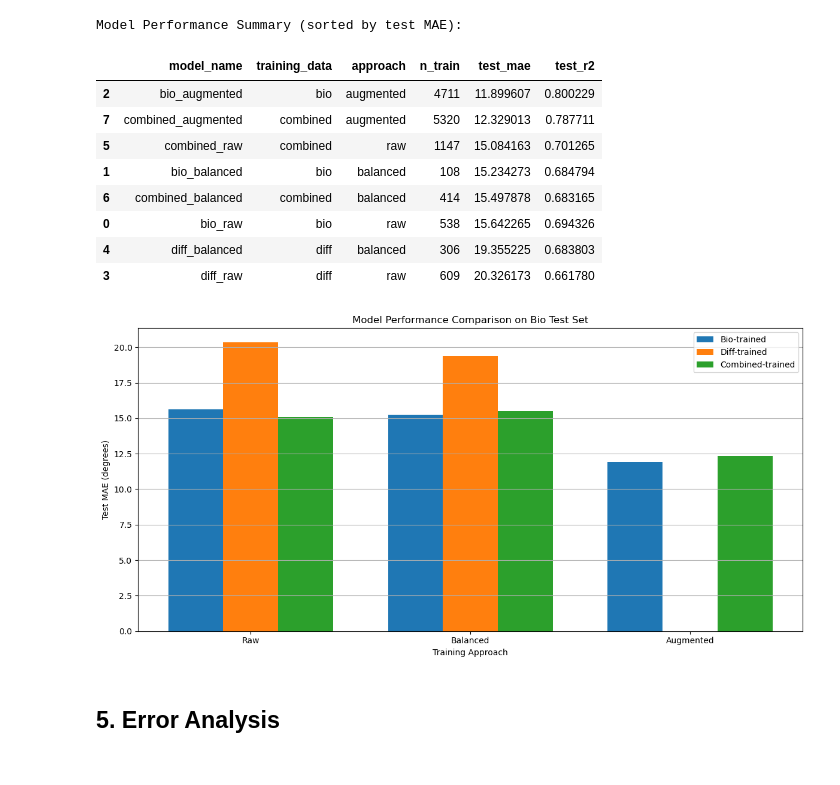
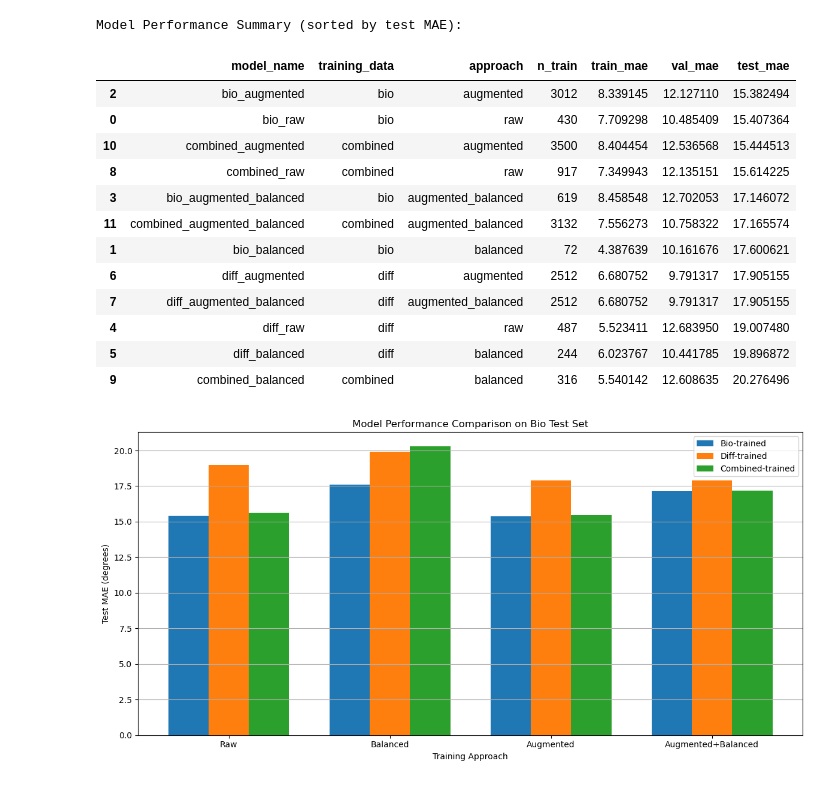
Before and after one commit to hkc5/fiber-prediction, a Jupyter notebook: notebooks/HOG/Model_Comparison.ipynb, the cells around one changed output. Drawn from its saved outputs; the diff is of its cells as text; code cells hidden in the pictures.

```diff
--- a/notebooks/HOG/Model_Comparison.ipynb
+++ b/notebooks/HOG/Model_Comparison.ipynb
@@ -164,6 +192,10 @@ Augmented: 5320 samples
 # %%
-def train_evaluate_model(X_train, y_train, model_name=None):
-    """Train model and evaluate on test set"""
+def train_evaluate_model(X_train, y_train, test_dataset, model_name=None):
+    # Split training data into training and validation sets
+    X_train_split, X_val_split, y_train_split, y_val_split = train_test_split(
+        X_train, y_train, test_size=0.2, random_state=42
+    )
+
     # Train model
     model = FiberPredictor(
         scaler_type="Standard",
@@ -171,25 +203,41 @@ def train_evaluate_model(X_train, y_train, model_name=None):
         regressor_type="SVR",
         regressor_params={"kernel": "rbf", "C": 100, "gamma": 0.01}
     )
-    model.fit(X_train, y_train)
+    model.fit(X_train_split, y_train_split)
+
+    # Evaluate on training set
+    train_pred = model.predict(X_train_split)
+    train_mae = mean_absolute_error(y_train_split, train_pred)
+
+    # Evaluate on validation set
+    val_pred = model.predict(X_val_split)
+    val_mae = mean_absolute_error(y_val_split, val_pred)
 
     # Evaluate on test set
+    test_features = test_dataset['features']
+    test_labels = test_dataset['labels']
+
     test_pred = model.predict(test_features)
     test_mae = mean_absolute_error(test_labels, test_pred)
-    test_r2 = r2_score(test_labels, test_pred)
+
+    print(f"Train Set Performance:")
+    print(f"MAE: {train_mae:.2f}°")
+
+    print(f"Validation Set Performance:")
+    print(f"MAE: {val_mae:.2f}°")
 
     print(f"Test Set Performance:")
     print(f"MAE: {test_mae:.2f}°")
-    print(f"R²: {test_r2:.3f}")
 
     # Track results
     result = {
         'model_name': model_name,
         'training_data': model_name.split('_')[0],
         'approach': '_'.join(model_name.split('_')[1:]),
-        'n_train': len(X_train),
+        'n_train': len(X_train_split),
+        'train_mae': train_mae,
+        'val_mae': val_mae,
         'test_mae': test_mae,
-        'test_r2': test_r2
     }
 
     tracking_data.append(result)
@@ -296,47 +360,51 @@ display(summary_df)
 plt.figure(figsize=(12, 6))
 
 # Create positions for bars
-x = np.arange(3)  # raw, balanced, augmented
+x = np.arange(4)  # raw, balanced, augmented, augmented+balanced
 
 # Plot bars for each training data source
 for i, source in enumerate(['bio', 'diff', 'combined']):
     source_data = summary_df[summary_df['training_data'] == source]
 
     # Get MAE values aligned by approach
     raw = source_data[source_data['approach'] == 'raw']['test_mae'].values
     balanced = source_data[source_data['approach'] == 'balanced']['test_mae'].values
     augmented = source_data[source_data['approach'] == 'augmented']['test_mae'].values
+    augmented_balanced = source_data[source_data['approach'] == 'augmented_balanced']['test_mae'].values
 
     # Plot available approaches
     values = []
     if len(raw) > 0: values.append(raw[0])
     if len(balanced) > 0: values.append(balanced[0])
     if len(augmented) > 0: values.append(augmented[0])
+    if len(augmented_balanced) > 0: values.append(augmented_balanced[0])
 
     plt.bar(x[:len(values)] + i*0.25, values, 0.25, label=f'{source.capitalize()}-trained')
 
 plt.xlabel('Training Approach')
 plt.ylabel('Test MAE (degrees)')
 plt.title('Model Performance Comparison on Bio Test Set')
-plt.xticks(x + 0.25, ['Raw', 'Balanced', 'Augmented'])
+plt.xticks(x + 0.25, ['Raw', 'Balanced', 'Augmented', 'Augmented+Balanced'])
 plt.legend()
 plt.grid(True, axis='y')
 plt.tight_layout()
 plt.show()
 
 # Save summary to CSV
 summary_df.to_csv(os.path.join(MODEL_DIR, 'svr_hog/model_comparison_summary.csv'), index=False)
 # %% [output]
 Model Performance Summary (sorted by test MAE):
-|  | model_name | training_data | approach | n_train | test_mae | test_r2 |
-| 2 | bio_augmented | bio | augmented | 4711 | 11.899607 | 0.800229 |
-| 7 | combined_augmented | combined | augmented | 5320 | 12.329013 | 0.787711 |
-| 5 | combined_raw | combined | raw | 1147 | 15.084163 | 0.701265 |
-| 1 | bio_balanced | bio | balanced | 108 | 15.234273 | 0.684794 |
-| 6 | combined_balanced | combined | balanced | 414 | 15.497878 | 0.683165 |
-| 0 | bio_raw | bio | raw | 538 | 15.642265 | 0.694326 |
-| 4 | diff_balanced | diff | balanced | 306 | 19.355225 | 0.683803 |
-| 3 | diff_raw | diff | raw | 609 | 20.326173 | 0.661780 |
+|  | model_name | training_data | approach | n_train | train_mae | val_mae | test_mae |
+| 2 | bio_augmented | bio | augmented | 3012 | 8.339145 | 12.127110 | 15.382494 |
+| 0 | bio_raw | bio | raw | 430 | 7.709298 | 10.485409 | 15.407364 |
+| 10 | combined_augmented | combined | augmented | 3500 | 8.404454 | 12.536568 | 15.444513 |
+| 8 | combined_raw | combined | raw | 917 | 7.349943 | 12.135151 | 15.614225 |
+| 3 | bio_augmented_balanced | bio | augmented_balanced | 619 | 8.458548 | 12.702053 | 17.146072 |
+| 11 | combined_augmented_balanced | combined | augmented_balanced | 3132 | 7.556273 | 10.758322 | 17.165574 |
+| 1 | bio_balanced | bio | balanced | 72 | 4.387639 | 10.161676 | 17.600621 |
+| 6 | diff_augmented | diff | augmented | 2512 | 6.680752 | 9.791317 | 17.905155 |
+| 7 | diff_augmented_balanced | diff | augmented_balanced | 2512 | 6.680752 | 9.791317 | 17.905155 |
+| 4 | diff_raw | diff | raw | 487 | 5.523411 | 12.683950 | 19.007480 |
+| 5 | diff_balanced | diff | balanced | 244 | 6.023767 | 10.441785 | 19.896872 |
+| 9 | combined_balanced | combined | balanced | 316 | 5.540142 | 12.608635 | 20.276496 |
-[figure, old version]
+[figure, new version]
-# %% [markdown]
-## 5. Error Analysis
```
Also changed, not shown: parts of 21 cells of this notebook, 18 other files.
